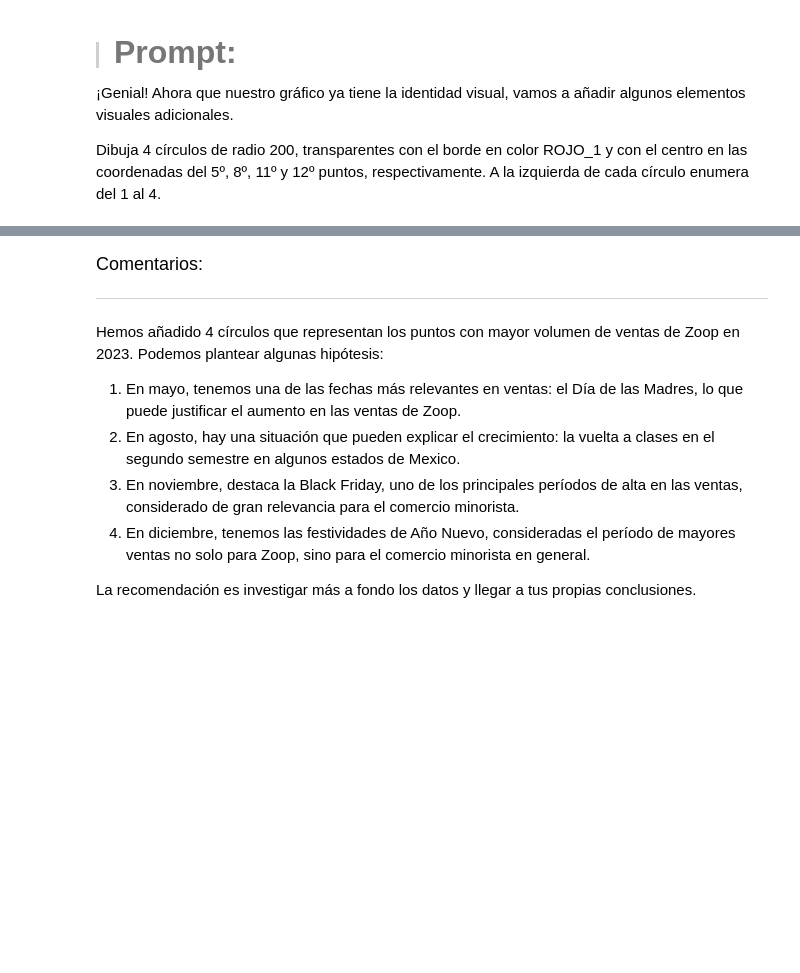
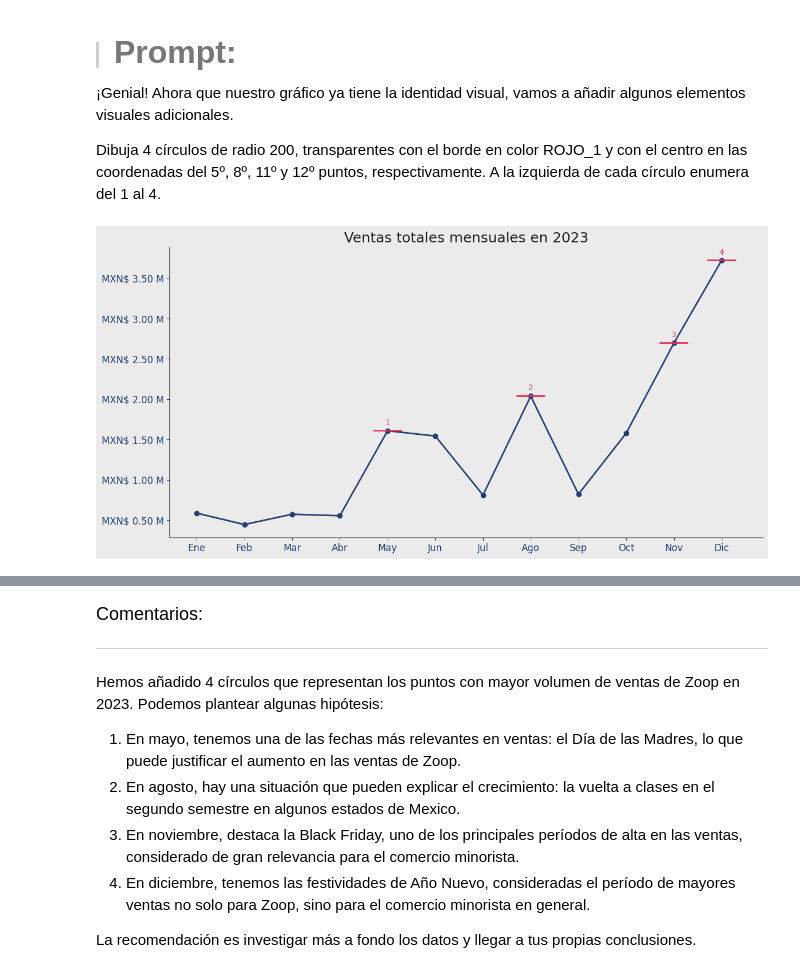
Before and after one commit to AndresCMontejo/IA_Aplicada_a_Ciencia_de_datos, a Jupyter notebook: IA_aplicada_a_ciencia_de_datos.ipynb, the cells around one changed output, grey strips where cells are left out. Saved outputs shown, nothing was run; the diff lists cells and outputs as text; code cells hidden in the pictures; blank space fills up the shorter version.

```diff
--- a/IA_aplicada_a_ciencia_de_datos.ipynb
+++ b/IA_aplicada_a_ciencia_de_datos.ipynb
@@ -1382,3 +1474,70 @@ Utiliza las bibliotecas de visualización de datos de Python para crear esta vis
 ¡Genial! Ahora que nuestro gráfico ya tiene la identidad visual, vamos a añadir algunos elementos visuales adicionales.
 
 Dibuja 4 círculos de radio 200, transparentes con el borde en color ROJO_1 y con el centro en las coordenadas del 5º, 8º, 11º y 12º puntos, respectivamente. A la izquierda de cada círculo enumera del 1 al 4.
+# %%
+import matplotlib.pyplot as plt
+import matplotlib.ticker as mtick
+from matplotlib.patches import Circle
+
+# Diccionario de meses traducidos
+meses = {
+    'January': 'Ene',
+    'February': 'Feb',
+    'March': 'Mar',
+    'April': 'Abr',
+    'May': 'May',
+    'June': 'Jun',
+    'July': 'Jul',
+    'August': 'Ago',
+    'September': 'Sep',
+    'October': 'Oct',
+    'November': 'Nov',
+    'December': 'Dic'
+}
+
+# Preparar datos
+df['mes'] = df['fecha'].dt.strftime('%B')
+ventas_mensuales = df.groupby('mes')['facturacion'].sum().reindex(meses.keys())
+meses_ordenados = list(meses.values())
+
+# Crear figura
+fig, ax = plt.subplots(figsize=(12, 6))
+fig.patch.set_facecolor(GRIS_1)
+ax.set_facecolor(GRIS_1)
+
+# Graficar línea
+ax.plot(meses_ordenados, ventas_mensuales.values, marker='o', color=AZUL_1, linewidth=2)
+
+# Título
+ax.set_title('Ventas totales mensuales en 2023', fontsize=18, color=GRIS_5)
+
+# Formato del eje Y
+ax.yaxis.set_major_formatter(mtick.FuncFormatter(lambda x, _: f'MXN$ {x/1e6:.2f} M'))
+ax.tick_params(axis='y', labelsize=12, colors=AZUL_1)
+ax.tick_params(axis='x', labelsize=12, colors=AZUL_1)
+
+# Quitar etiquetas de ejes
+ax.set_xlabel('')
+ax.set_ylabel('')
+
+# Quitar bordes
+ax.spines['top'].set_visible(False)
+ax.spines['right'].set_visible(False)
+
+# Índices de los puntos destacados: mayo, agosto, noviembre, diciembre
+puntos_destacados = [4, 7, 10, 11]  # 0-indexed
+for i, idx in enumerate(puntos_destacados):
+    x = meses_ordenados[idx]
+    y = ventas_mensuales.values[idx]
+
+    # Dibujar círculo en coordenadas de datos
+    circle = plt.Circle((idx, y), 0.3, edgecolor=ROJO_1, facecolor='none', lw=1.5, zorder=5, transform=ax.transData)
+    ax.add_patch(circle)
+
+    # Número encima del punto
+    ax.text(idx, y + (0.05 * 1e6), str(i + 1), color=ROJO_1, fontsize=10, ha='center', va='bottom', zorder=6)
+
+plt.tight_layout()
+plt.show()
+# %% [output]
+[figure, added]
```
Also changed, not shown: parts of 4 cells of this notebook.
